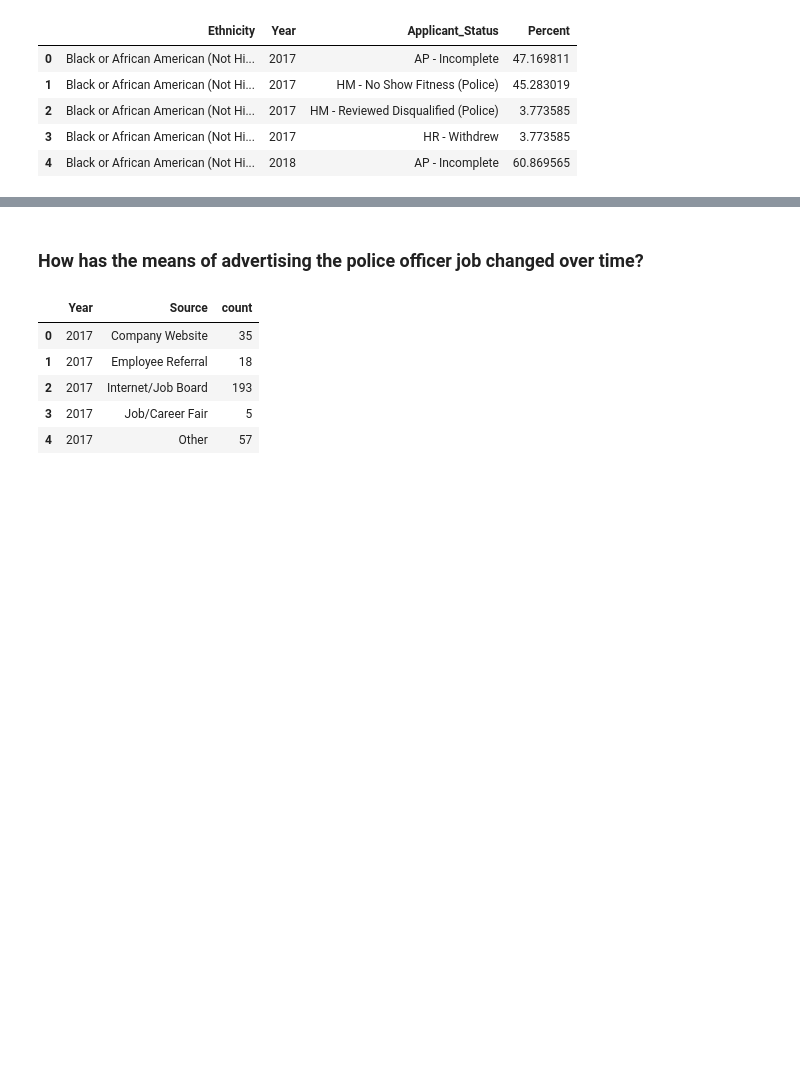
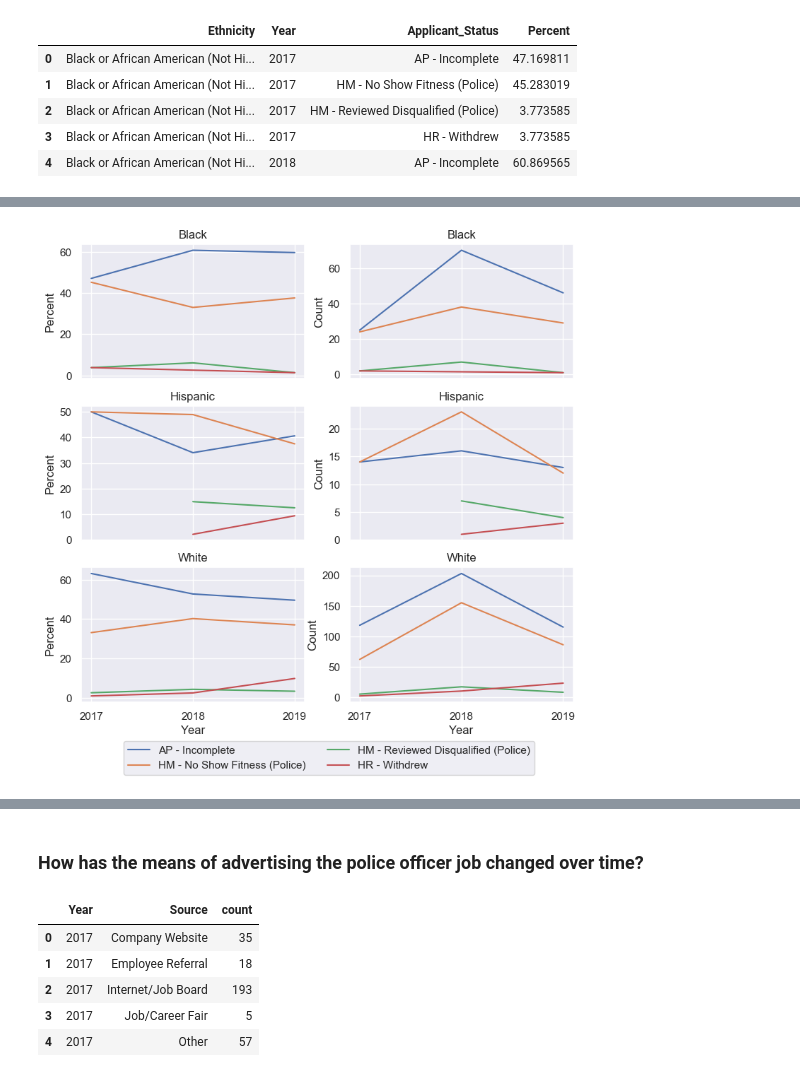
Before and after one commit to mrkjhsn/South-Bend-Police-Department-Recruitment, a Jupyter notebook: south_bend_police_recruitment.ipynb, the cells around one changed output, grey strips where cells are left out. Saved outputs shown, nothing was run; the diff lists cells and outputs as text; code cells hidden in the pictures; blank space fills up the shorter version.

```diff
--- a/south_bend_police_recruitment.ipynb
+++ b/south_bend_police_recruitment.ipynb
@@ -342,0 +438,85 @@ plt.savefig('visualizations/applicant_status_by_ethnicity_over_time.png')
+# %%
+fig, ax = plt.subplots(nrows=3, ncols=2, sharex='col')
+
+# plt.figure(figsize=(8, 8))
+sns.set(rc={'figure.figsize':(8,8)})
+sns.set_context('notebook')
+
+black_percent = sns.lineplot(x="Year", \
+             y="Percent",
+             hue="Applicant_Status",
+             data=ethnicity_status_year_percent[ethnicity_status_year_percent['Ethnicity'].str.contains('Black')],
+             ax=ax[0, 0],
+            legend=False)
+
+black_percent.xaxis.set_major_locator(ticker.MultipleLocator())
+black_percent.set_title('Black')
+black_percent.set_xlabel('')
+
+black_count = sns.lineplot(x="Year", \
+             y="Count",
+             hue="Applicant_Status",
+             data=ethnicity_status_year.reset_index().rename(columns={'count': 'Count'})[ethnicity_status_year.reset_index().rename(columns={'count': 'Count'})['Ethnicity'].str.contains('Black')],
+             ax=ax[0, 1],
+            legend=False)
+
+black_count.xaxis.set_major_locator(ticker.MultipleLocator())
+black_count.set_title('Black')
+black_count.set_xlabel('')
+
+
+##############################
+hispanic_percent = sns.lineplot(x="Year", \
+             y="Percent",
+             hue="Applicant_Status",
+             data=ethnicity_status_year_percent[ethnicity_status_year_percent['Ethnicity'] == 'Hispanic or Latino'],
+             ax=ax[1, 0],
+            legend=False)
+
+hispanic_percent.xaxis.set_major_locator(ticker.MultipleLocator())
+hispanic_percent.set_title('Hispanic')
+hispanic_percent.set_xlabel('')
+
+hispanic_count = sns.lineplot(x="Year", \
+             y="Count",
+             hue="Applicant_Status",
+             data=ethnicity_status_year.reset_index().rename(columns={'count': 'Count'})[ethnicity_status_year.reset_index().rename(columns={'count': 'Count'})['Ethnicity'] == 'Hispanic or Latino'],
+             ax=ax[1, 1],
+            legend=False)
+
+hispanic_count.xaxis.set_major_locator(ticker.MultipleLocator())
+hispanic_count.set_title('Hispanic')
+hispanic_count.set_xlabel('')
+
+
+###########################
+
+white_percent = sns.lineplot(x="Year", \
+             y="Percent",
+             hue="Applicant_Status",
+             data=ethnicity_status_year_percent[ethnicity_status_year_percent['Ethnicity'].str.contains('White')],
+             ax=ax[2, 0],
+            legend=False)
+
+white_percent.xaxis.set_major_locator(ticker.MultipleLocator())
+white_percent.set_title('White')
+
+white_count = sns.lineplot(x="Year", \
+             y="Count",
+             hue="Applicant_Status",
+             data=ethnicity_status_year.reset_index().rename(columns={'count': 'Count'})[ethnicity_status_year.reset_index().rename(columns={'count': 'Count'})['Ethnicity'].str.contains('White')],
+             ax=ax[2, 1],
+            legend='full')
+
+white_count.xaxis.set_major_locator(ticker.MultipleLocator())
+white_count.set_title('White')
+
+handles, labels = white_count.get_legend_handles_labels()
+white_count.legend(handles=handles[1:], labels=labels[1:], loc='upper right', bbox_to_anchor=(.85, -0.25), ncol=2)
+
+# fig.legend()
+
+# plt.tight_layout()
+# plt.savefig('visualizations/applicant_status_by_ethnicity_percent_count.png', bbox_inches='tight')
+# %% [output]
+[figure, added]
```
Also changed, not shown: parts of 17 cells of this notebook.
